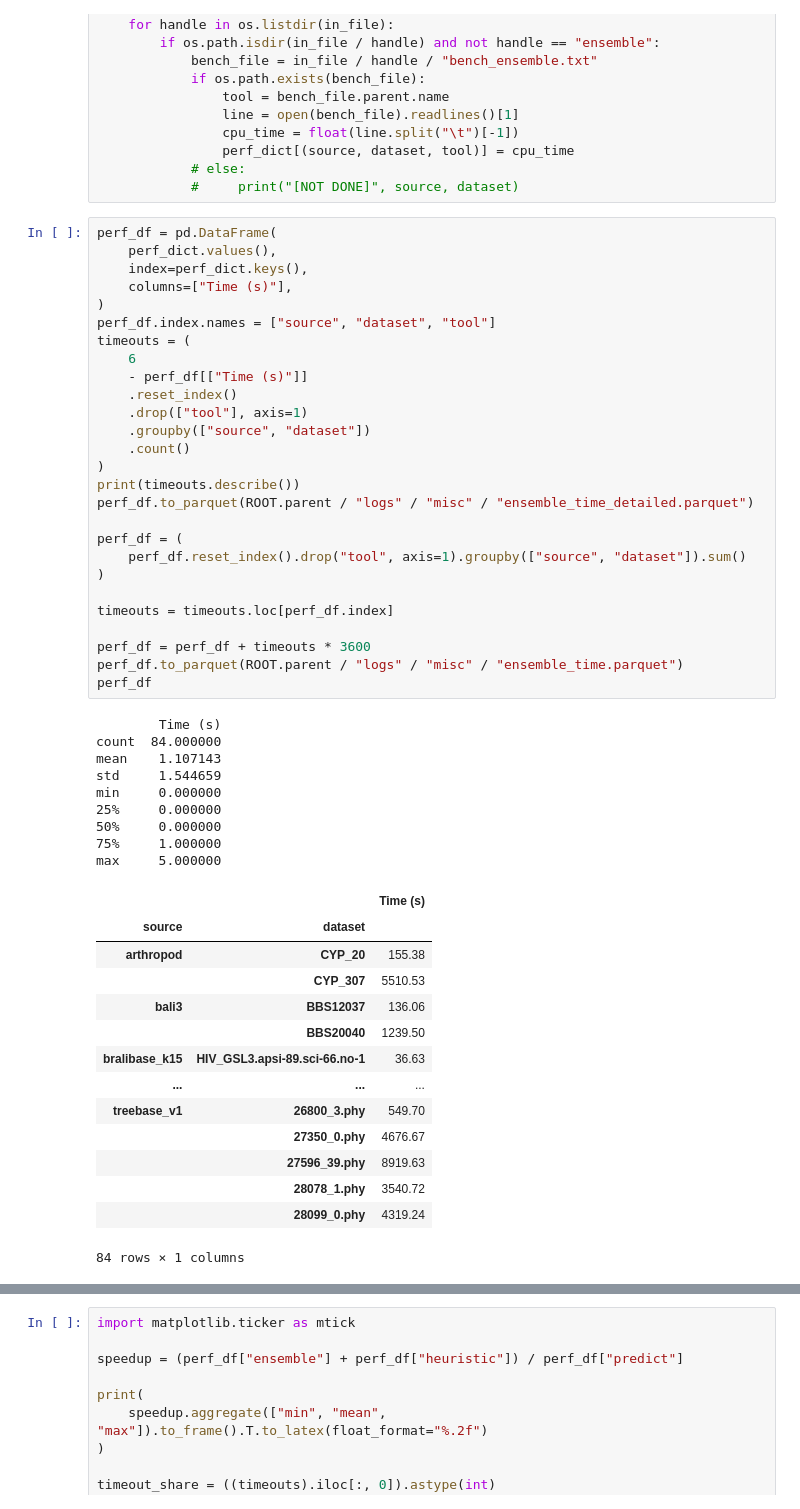
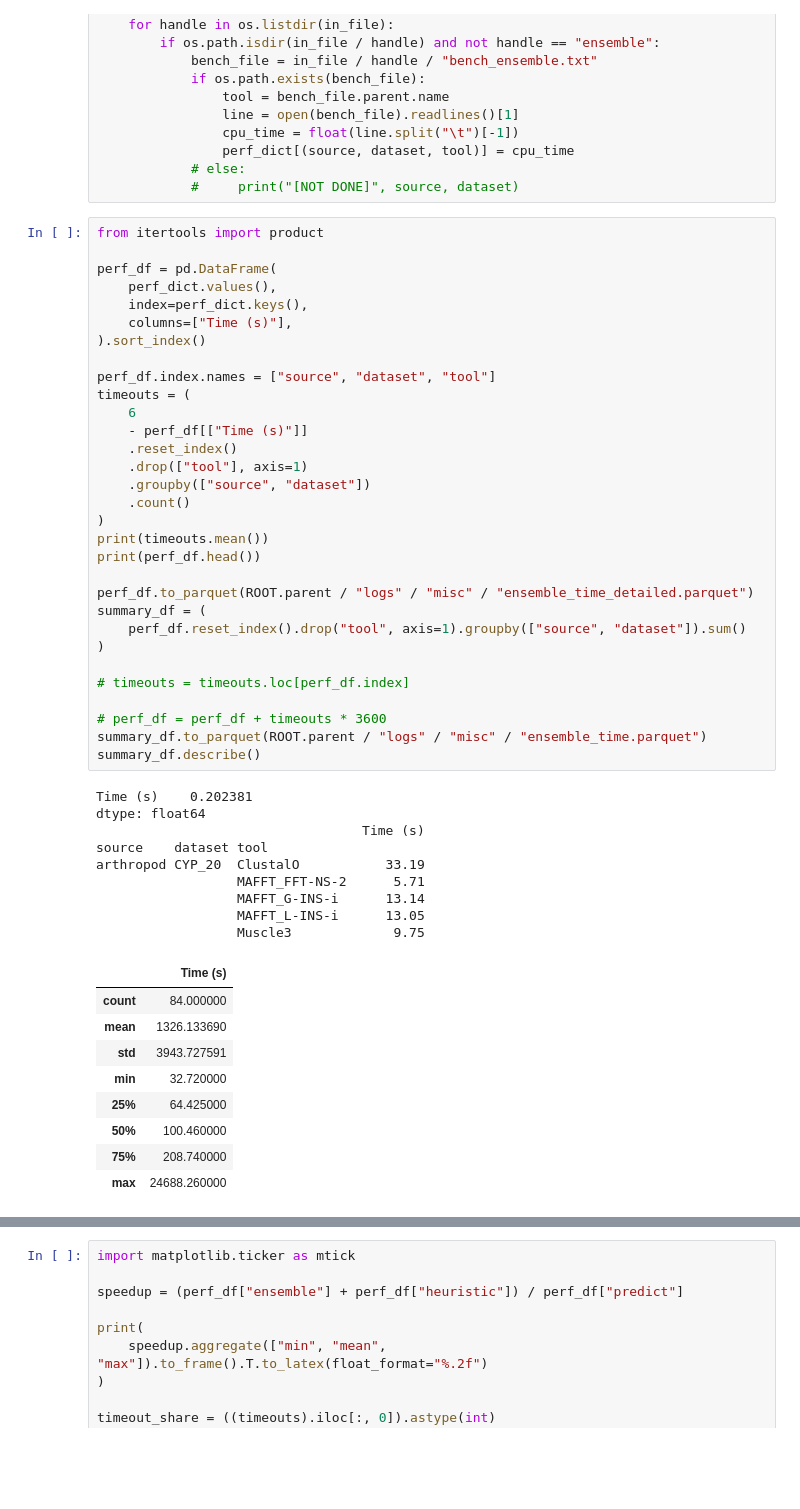
Before and after one commit to MaBody/aldiscore, a Jupyter notebook: notebooks/misc/runtime_results.ipynb, the cells around one changed output, grey strips where cells are left out. Saved outputs shown, nothing was run; the diff lists cells and outputs as text; blank space fills up the shorter version.

```diff
--- a/notebooks/misc/runtime_results.ipynb
+++ b/notebooks/misc/runtime_results.ipynb
@@ -202,56 +202,55 @@ for i in range(len(sample)):
             # else:
             #     print("[NOT DONE]", source, dataset)
 # %%
+from itertools import product
+
 perf_df = pd.DataFrame(
     perf_dict.values(),
     index=perf_dict.keys(),
     columns=["Time (s)"],
-)
+).sort_index()
+
 perf_df.index.names = ["source", "dataset", "tool"]
 timeouts = (
     6
     - perf_df[["Time (s)"]]
     .reset_index()
     .drop(["tool"], axis=1)
     .groupby(["source", "dataset"])
     .count()
 )
-print(timeouts.describe())
+print(timeouts.mean())
+print(perf_df.head())
+
 perf_df.to_parquet(ROOT.parent / "logs" / "misc" / "ensemble_time_detailed.parquet")
-
-perf_df = (
+summary_df = (
     perf_df.reset_index().drop("tool", axis=1).groupby(["source", "dataset"]).sum()
 )
 
-timeouts = timeouts.loc[perf_df.index]
+# timeouts = timeouts.loc[perf_df.index]
 
-perf_df = perf_df + timeouts * 3600
-perf_df.to_parquet(ROOT.parent / "logs" / "misc" / "ensemble_time.parquet")
-perf_df
+# perf_df = perf_df + timeouts * 3600
+summary_df.to_parquet(ROOT.parent / "logs" / "misc" / "ensemble_time.parquet")
+summary_df.describe()
 # %% [output]
-        Time (s)
-count  84.000000
-mean    1.107143
-std     1.544659
-min     0.000000
-25%     0.000000
-50%     0.000000
-75%     1.000000
-max     5.000000
+Time (s)    0.202381
+dtype: float64
+                                  Time (s)
+source    dataset tool
+arthropod CYP_20  ClustalO           33.19
+                  MAFFT_FFT-NS-2      5.71
+                  MAFFT_G-INS-i      13.14
+                  MAFFT_L-INS-i      13.05
+                  Muscle3             9.75
-|  |  | Time (s) |
-| source | dataset |  |
-| arthropod | CYP_20 | 155.38 |
-|  | CYP_307 | 5510.53 |
-| bali3 | BBS12037 | 136.06 |
-|  | BBS20040 | 1239.50 |
-| bralibase_k15 | HIV_GSL3.apsi-89.sci-66.no-1 | 36.63 |
-| ... | ... | ... |
-| treebase_v1 | 26800_3.phy | 549.70 |
-|  | 27350_0.phy | 4676.67 |
-|  | 27596_39.phy | 8919.63 |
-|  | 28078_1.phy | 3540.72 |
-|  | 28099_0.phy | 4319.24 |
+|  | Time (s) |
+| count | 84.000000 |
+| mean | 1326.133690 |
+| std | 3943.727591 |
+| min | 32.720000 |
+| 25% | 64.425000 |
+| 50% | 100.460000 |
+| 75% | 208.740000 |
+| max | 24688.260000 |
-84 rows × 1 columns
 # %%
 import seaborn as sn
 import matplotlib.pyplot as plt
```
Also changed, not shown: parts of 2 cells of this notebook, 4 other files.
